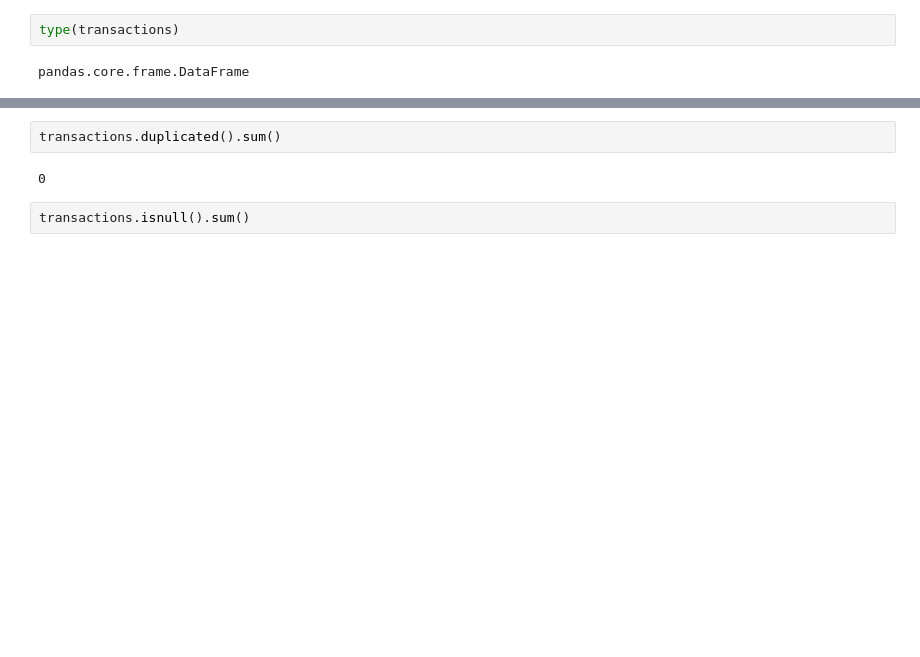
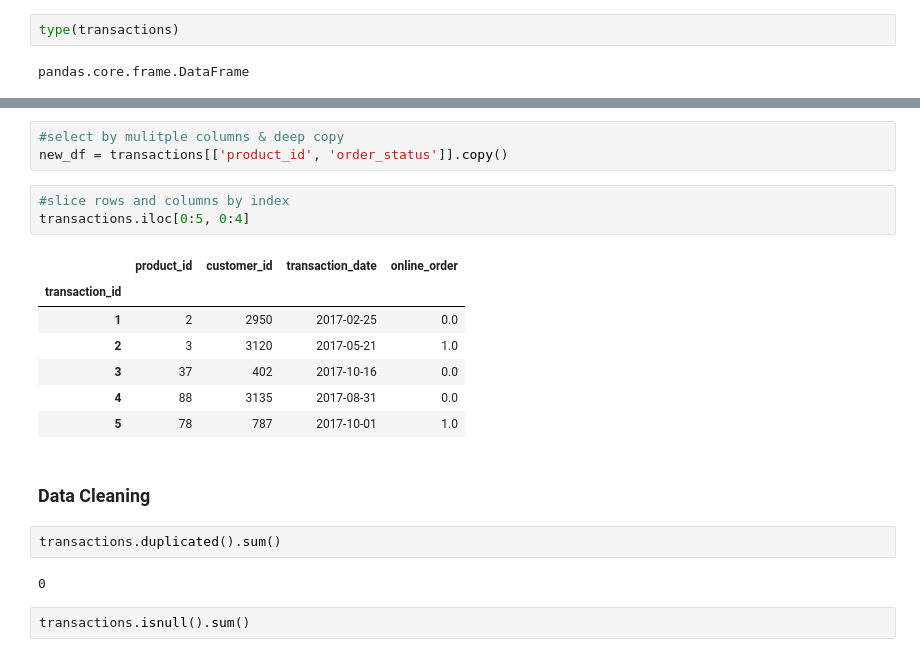
Before and after one commit to sandranachfoerg/python_workshop, a Jupyter notebook: Python Workshop.ipynb, the cells around one changed output, grey strips where cells are left out. Saved outputs shown, nothing was run; the diff lists cells and outputs as text; blank space fills up the shorter version.

```diff
--- a/Python Workshop.ipynb
+++ b/Python Workshop.ipynb
@@ -38,3 +77,19 @@ pandas.core.frame.DataFrame
+# %%
+#select by mulitple columns & deep copy
+new_df = transactions[['product_id', 'order_status']].copy()
+# %%
+#slice rows and columns by index
+transactions.iloc[0:5, 0:4]
+# %% [output]
+|  | product_id | customer_id | transaction_date | online_order |
+| transaction_id |  |  |  |  |
+| 1 | 2 | 2950 | 2017-02-25 | 0.0 |
+| 2 | 3 | 3120 | 2017-05-21 | 1.0 |
+| 3 | 37 | 402 | 2017-10-16 | 0.0 |
+| 4 | 88 | 3135 | 2017-08-31 | 0.0 |
+| 5 | 78 | 787 | 2017-10-01 | 1.0 |
+# %% [markdown]
+### Data Cleaning
 # %%
 transactions.duplicated().sum()
 # %% [output]
```
Also changed, not shown: parts of 13 cells of this notebook.
